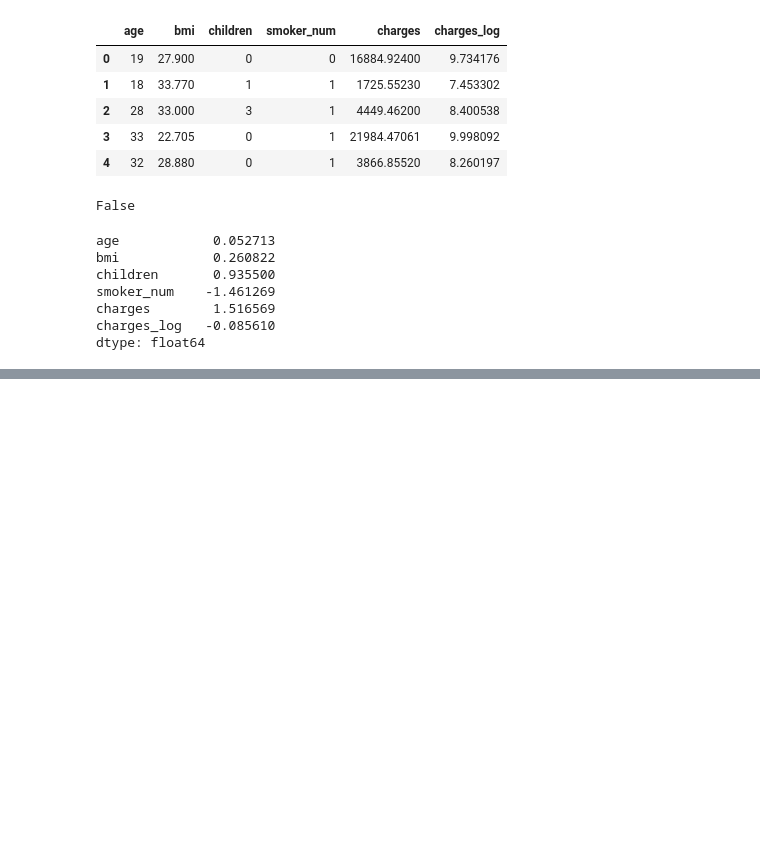
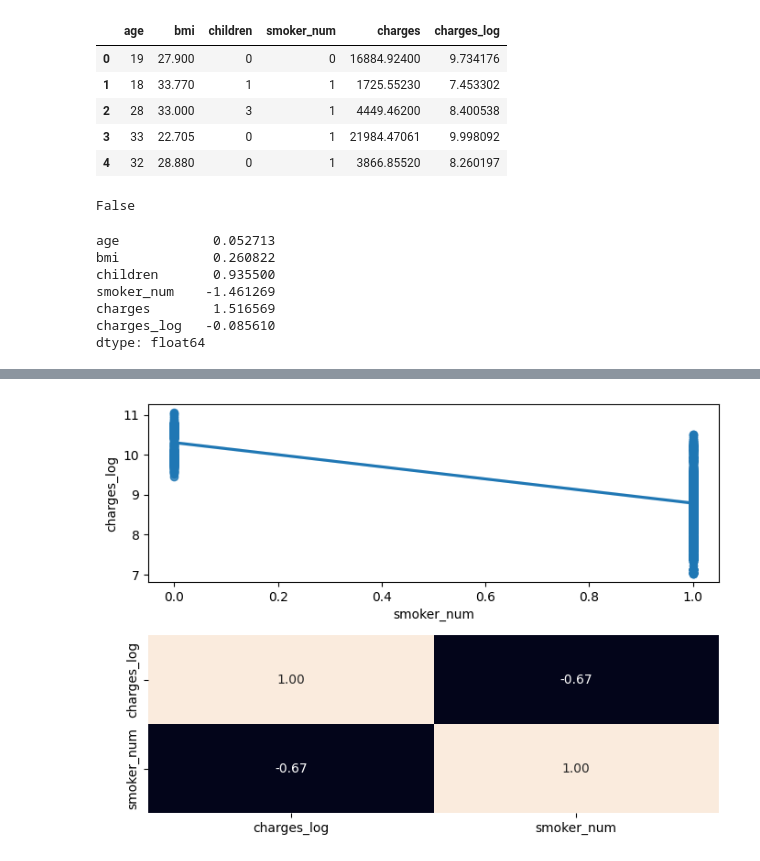
Before and after one commit to RmVa23/linear-regression, a Jupyter notebook: src/explore.ipynb, the cells around one changed output, grey strips where cells are left out. Cells and saved outputs as stored; diff of their text form; code cells hidden in the pictures; blank space fills up the shorter version.

```diff
--- a/src/explore.ipynb
+++ b/src/explore.ipynb
@@ -381,0 +417,15 @@ dtype: float64
+# %%
+fig, axis = plt.subplots(2, 1, figsize = (7, 5))
+
+# Crear un diagrama de dispersión múltiple
+sns.regplot(ax = axis[0], data = data, x = "smoker_num", y = "charges_log")
+sns.heatmap(data[["charges_log", "smoker_num"]].corr(), annot = True, fmt = ".2f", ax = axis[1], cbar = False)
+
+
+# Ajustar el layout
+plt.tight_layout()
+
+# Mostrar el plot
+plt.show()
+# %% [output]
+[figure, added]
```
Also changed, not shown: parts of 6 cells of this notebook.
